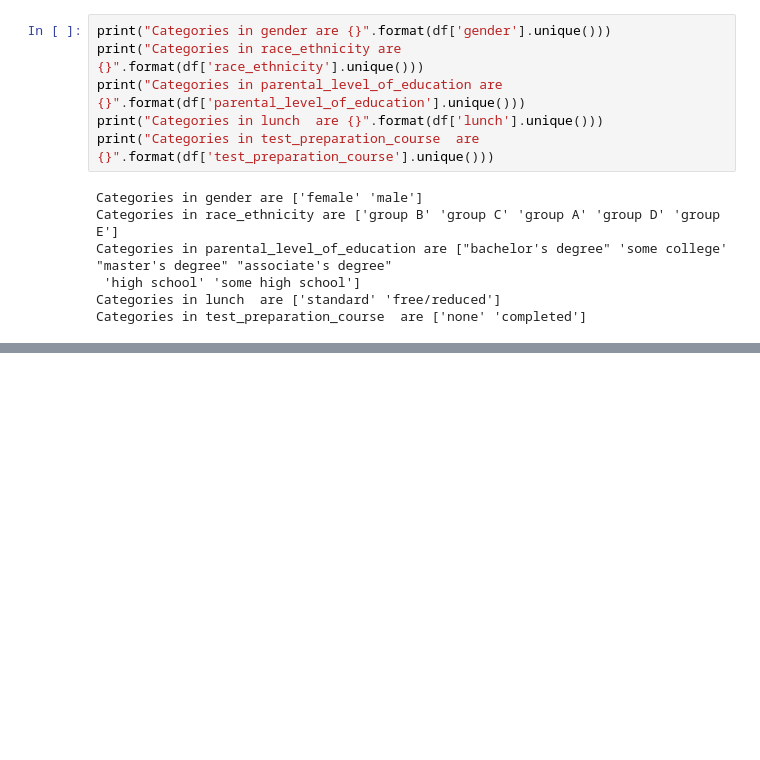
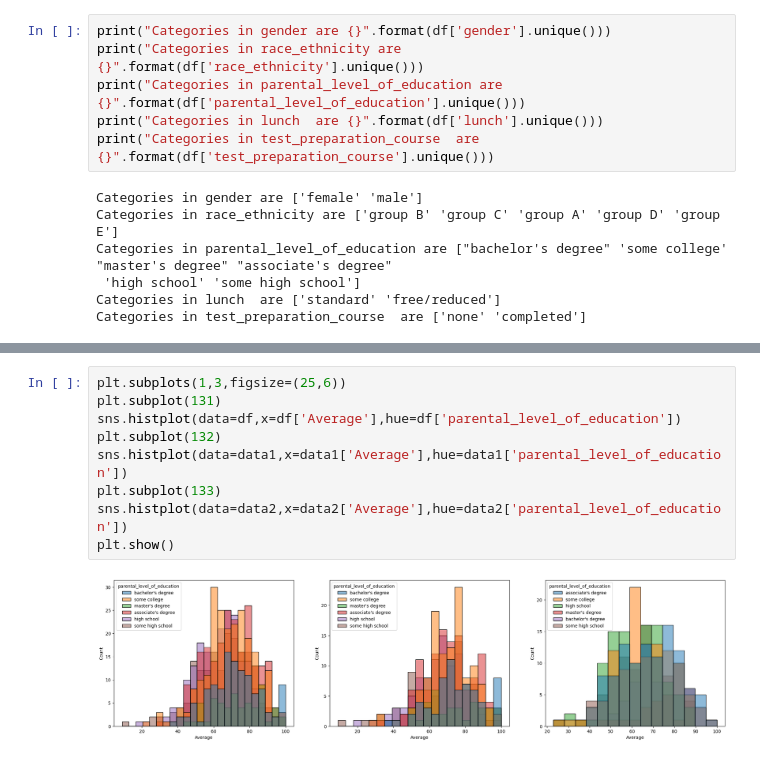
Before and after one commit to snehuvarbhe/Machine-learning-project, a Jupyter notebook: notebook/EDA STUDENT PERFORMANCE.ipynb, the cells around one changed output, grey strips where cells are left out. Drawn from its saved outputs; the diff is of its cells as text; blank space fills up the shorter version.

```diff
--- a/notebook/EDA STUDENT PERFORMANCE.ipynb
+++ b/notebook/EDA STUDENT PERFORMANCE.ipynb
@@ -130,0 +183,11 @@ Categories in test_preparation_course  are ['none' 'completed']
+# %%
+plt.subplots(1,3,figsize=(25,6))
+plt.subplot(131)
+sns.histplot(data=df,x=df['Average'],hue=df['parental_level_of_education'])
+plt.subplot(132)
+sns.histplot(data=data1,x=data1['Average'],hue=data1['parental_level_of_education'])
+plt.subplot(133)
+sns.histplot(data=data2,x=data2['Average'],hue=data2['parental_level_of_education'])
+plt.show()
+# %% [output]
+[figure, added]
```
Also changed, not shown: parts of 13 cells of this notebook, 35 other files.
